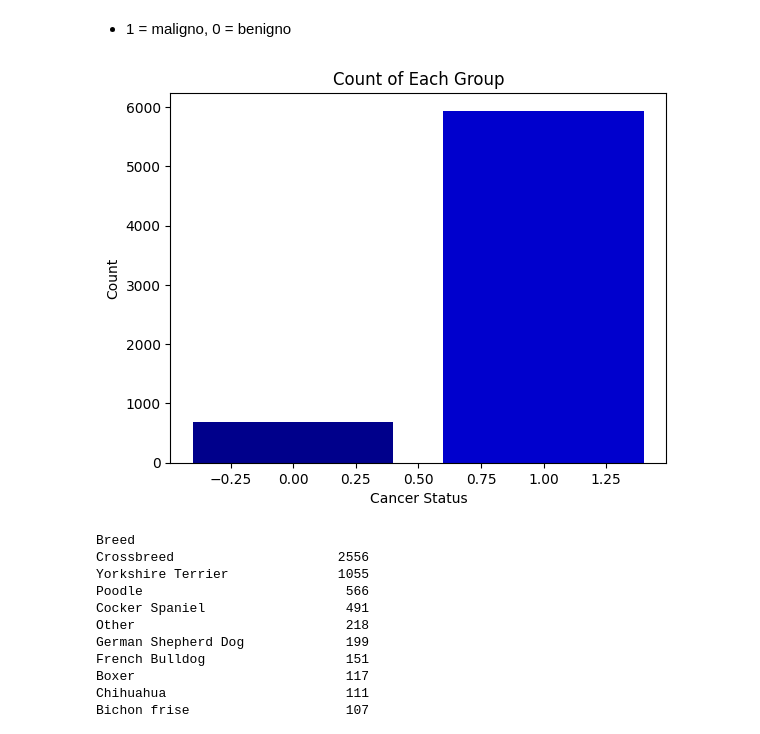
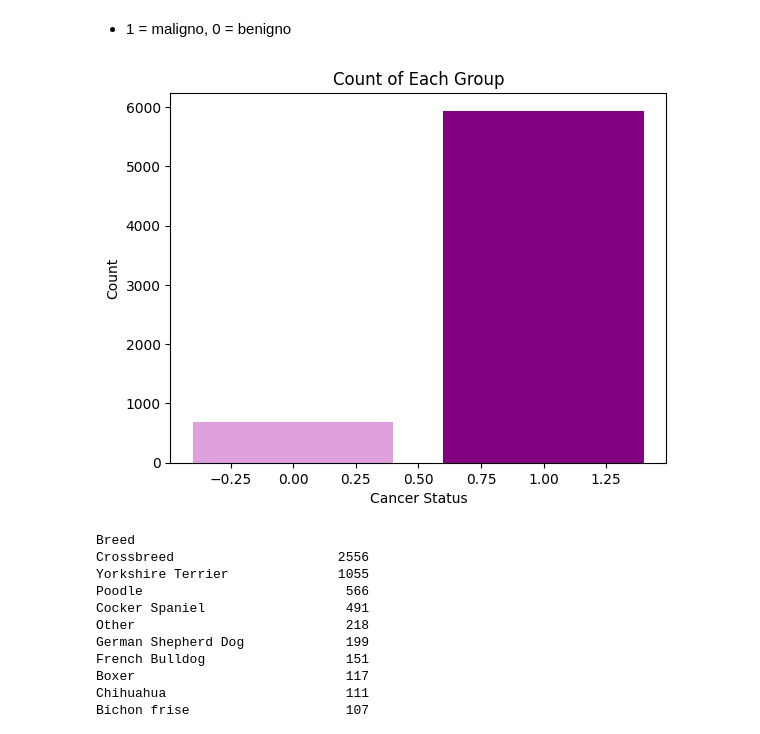
Before and after one commit to Carlos3du/canine-mammary-tumors, a Jupyter notebook: notebooks/model.ipynb, the cells around one changed output. Saved outputs shown, nothing was run; the diff lists cells and outputs as text; code cells hidden in the pictures.

```diff
--- a/notebooks/model.ipynb
+++ b/notebooks/model.ipynb
@@ -160,18 +146,18 @@ Name: count, dtype: int64
 # %%
 import matplotlib.pyplot as plt
 
 plt.bar(
     data['alvo_cancer'].value_counts().index,
     data['alvo_cancer'].value_counts().values,
-    color=[PALETTE[3], PALETTE[2]]
+    color=['purple', "plum"]
 )
 plt.xlabel('Cancer Status')
 plt.ylabel('Count')
 plt.title('Count of Each Group')
 plt.savefig('../output/Group_Counts.png', dpi=300, bbox_inches='tight')
 plt.show()
 # %% [output]
-[figure, old version]
+[figure, new version]
 # %%
 data['Breed'].value_counts()
 # %% [output]
```
Also changed, not shown: parts of 14 cells of this notebook, 2 other files.
